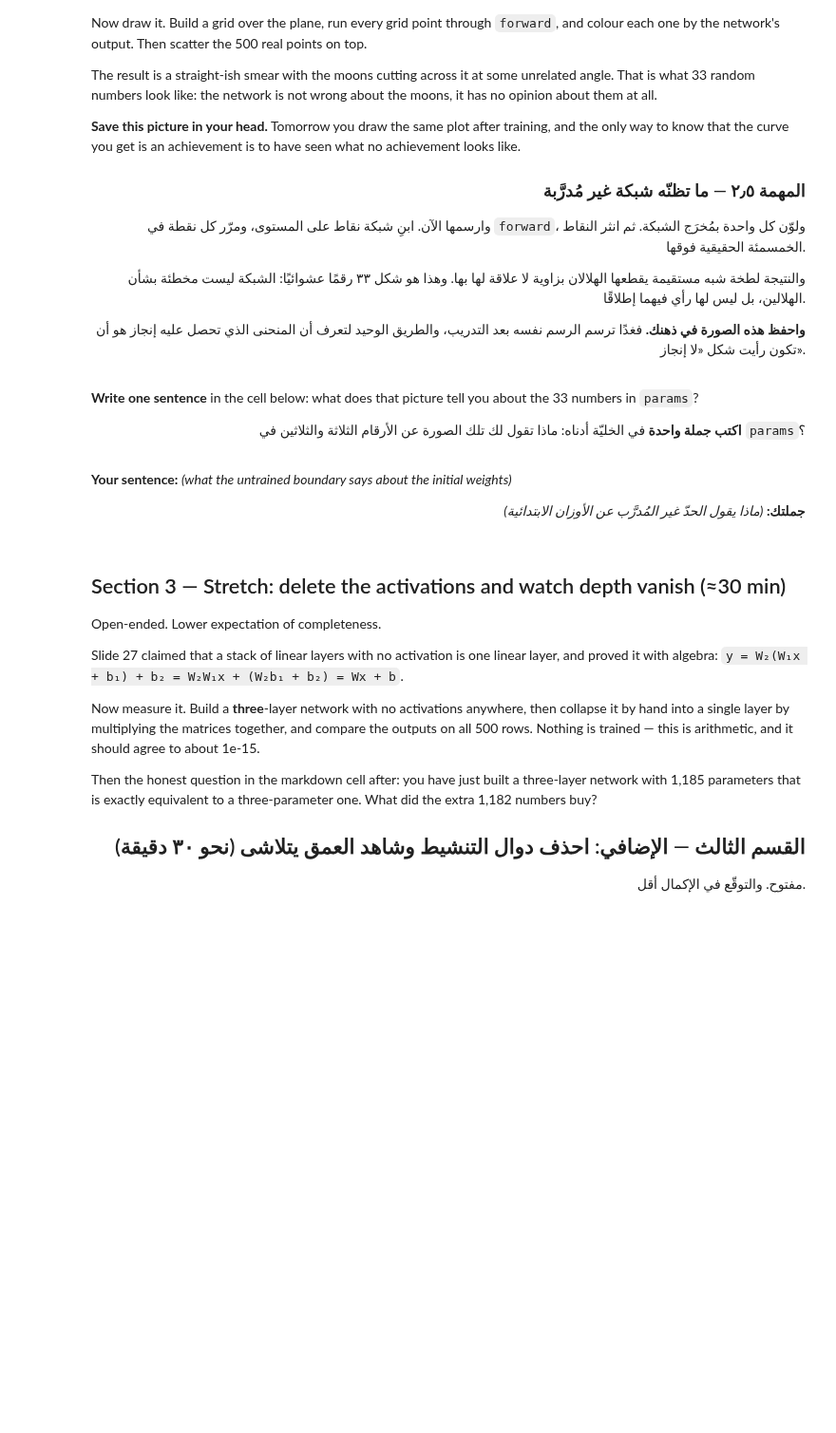
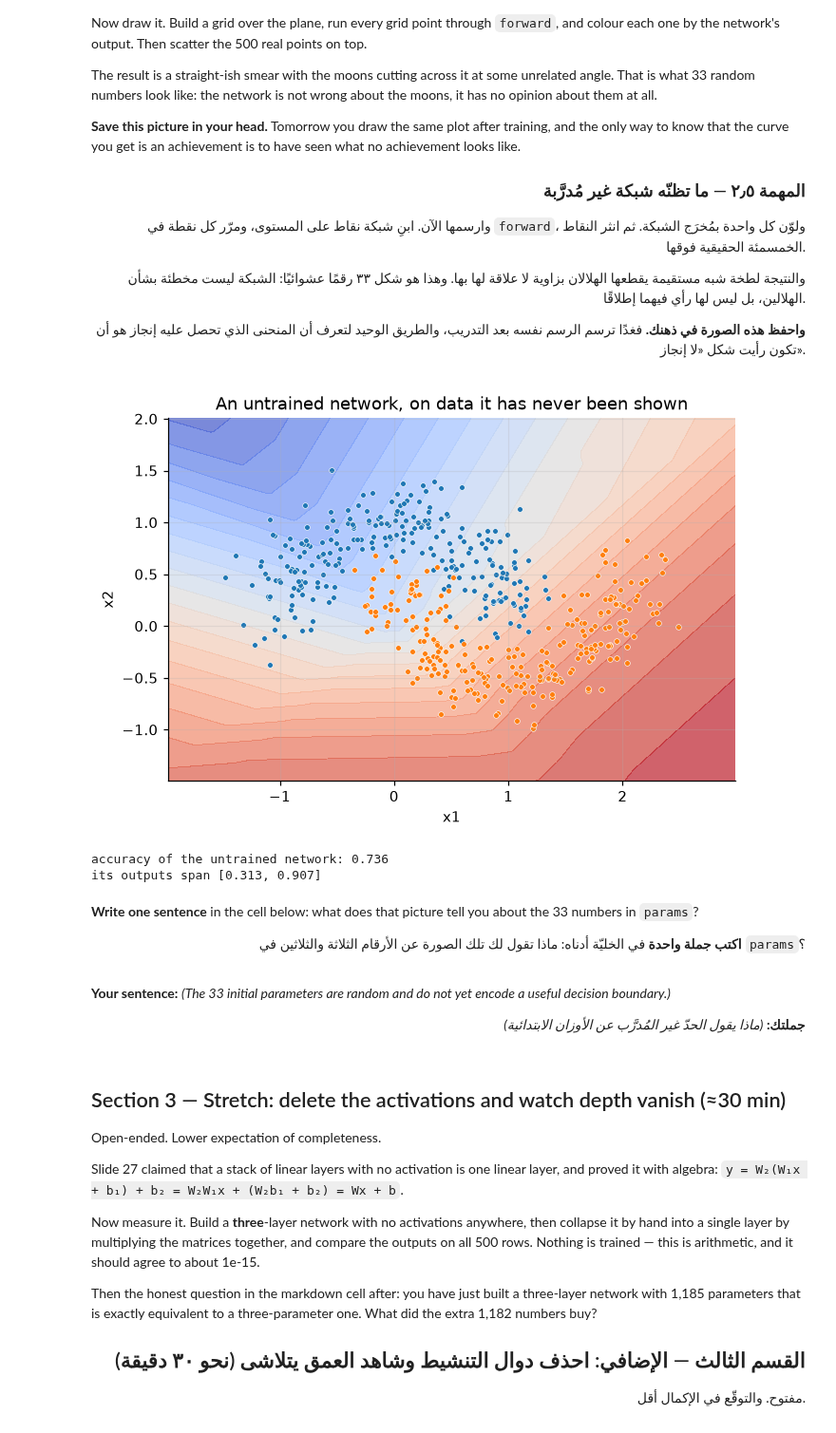
Before and after one commit to 507ahmed507-afk/AIEP_Olo_student, a Jupyter notebook: week_3_neural_networks/labs/D2_forward_pass/D2_forward_pass_blank.ipynb, the cells around one changed output. Shown at 95% size. Drawn from its saved outputs; the diff is of its cells as text; code cells hidden in the pictures; blank space fills up the shorter version.

```diff
--- a/week_3_neural_networks/labs/D2_forward_pass/D2_forward_pass_blank.ipynb
+++ b/week_3_neural_networks/labs/D2_forward_pass/D2_forward_pass_blank.ipynb
@@ -519,6 +562,19 @@ This is the one piece of advice in this lab that is about software rather than a
 
 # TODO: Write forward(params, X) -> (output, cache) with z1, a1 and z2 in the cache.
 # مهمة: اكتب `forward(params, X)` ← `(output, cache)` وفي الذاكرة `z1` و`a1` و`z2`.
+def forward(params, X):
+    z1 = X @ params["W1"] + params["b1"]
+    a1 = relu(z1)
+    z2 = a1 @ params["W2"] + params["b2"]
+    output = sigmoid(z2)
+
+    cache = {
+        "z1": z1,
+        "a1": a1,
+        "z2": z2,
+    }
+
+    return output, cache
 check_out, check_cache = forward(LECTURE, torch.tensor([[1.0, 2.0]]))
 print(f"a1 through forward(): {check_cache['a1'][0].tolist()}   "
       f"(hand: {HAND_A1.tolist()})")
@@ -676,33 +764,74 @@ to know that the curve you get is an achievement is to have seen what no achieve
 #    boundary is not cut off at the edge of the data. 200 points per axis is
 #    plenty. Pass indexing="xy" so the grid is laid out the way matplotlib expects.
 # 2) Stack the grid into an (n, 2) tensor with .ravel() and torch.column_stack, run
 #    forward on it once, then reshape the output back to the grid's shape.
 # 3) contourf for the surface, then scatter the real points by class on top.
 #    matplotlib accepts CPU tensors directly.
 # 4) Wrap it in a function — you will call it again tomorrow on a trained network.
 # Search: "torch meshgrid indexing xy matplotlib contourf decision boundary"
 # https://pytorch.org/docs/stable/generated/torch.meshgrid.html
 #
 # ١) `torch.meshgrid` على مدى `torch.linspace` لـ `x1` و`x2` مع هامش كي لا يُقطع الحدّ
 #    عند حافة البيانات. ومئتا نقطة لكل محور تكفي. ومرّر `indexing="xy"` لتُرتَّب
 #    الشبكة كما تتوقّعها matplotlib.
 # ٢) رصّ الشبكة في تنسور `(n, 2)` بـ `.ravel()` و`torch.column_stack`، ومرّرها في
 #    `forward` مرة واحدة، ثم أعِد تشكيل المُخرَج إلى شكل الشبكة.
 # ٣) `contourf` للسطح، ثم انثر النقاط الحقيقية فوقه مصنّفةً بفئتها. وتقبل matplotlib
 #    تنسورات المعالج (CPU) مباشرة.
 # ٤) لُفَّها في دالة — فستناديها غدًا على شبكة مُدرَّبة.
 # ابحث عن: "torch meshgrid indexing xy matplotlib contourf decision boundary"
 # ────────────────────────────────────────────────────────────────────
 
 # TODO: Write plot_boundary(params, title): grid, forward, contourf, scatter.
 # مهمة: اكتب `plot_boundary(params, title)`: شبكة نقاط، ثم `forward`، ثم `contourf`، ثم نثر.
+def plot_boundary(params, title):
+    pad = 0.5
+
+    xx, yy = torch.meshgrid(
+        torch.linspace(X[:, 0].min().item() - pad,
+                       X[:, 0].max().item() + pad, 200),
+        torch.linspace(X[:, 1].min().item() - pad,
+                       X[:, 1].max().item() + pad, 200),
+        indexing="xy"
+    )
+
+    grid = torch.column_stack([xx.ravel(), yy.ravel()])
+    surface, _ = forward(params, grid)
+
+    plt.contourf(
+        xx,
+        yy,
+        surface.reshape(xx.shape),
+        levels=20,
+        cmap="coolwarm",
+        alpha=0.7
+    )
+
+    for label, colour in ((0, PALETTE[0]), (1, PALETTE[1])):
+        rows = y.ravel() == label
+        plt.scatter(
+            X[rows, 0],
+            X[rows, 1],
+            s=14,
+            color=colour,
+            edgecolor="white",
+            linewidth=0.4
+        )
+
+    plt.xlabel("x1")
+    plt.ylabel("x2")
+    plt.title(title)
 plot_boundary(params, "An untrained network, on data it has never been shown")
 plt.show()
 untrained_output, _ = forward(params, X)
 untrained_accuracy = ((untrained_output > 0.5) == y).double().mean().item()
 print(f"accuracy of the untrained network: {untrained_accuracy:.3f}")
 print(f"its outputs span [{untrained_output.min():.3f}, "
       f"{untrained_output.max():.3f}]")
+# %% [output]
+[figure, added]
+accuracy of the untrained network: 0.736
+its outputs span [0.313, 0.907]
 # %% [markdown]
 **Write one sentence** in the cell below: what does that picture tell you about the 33 numbers in
 `params`?
@@ -714,7 +843,7 @@ print(f"its outputs span [{untrained_output.min():.3f}, "
 
 </div>
 # %% [markdown]
-**Your sentence:** _(what the untrained boundary says about the initial weights)_
+**Your sentence:** _(The 33 initial parameters are random and do not yet encode a useful decision boundary.)_
 
 <div dir="rtl" align="right">
 
```
Also changed, not shown: parts of 13 cells of this notebook.
